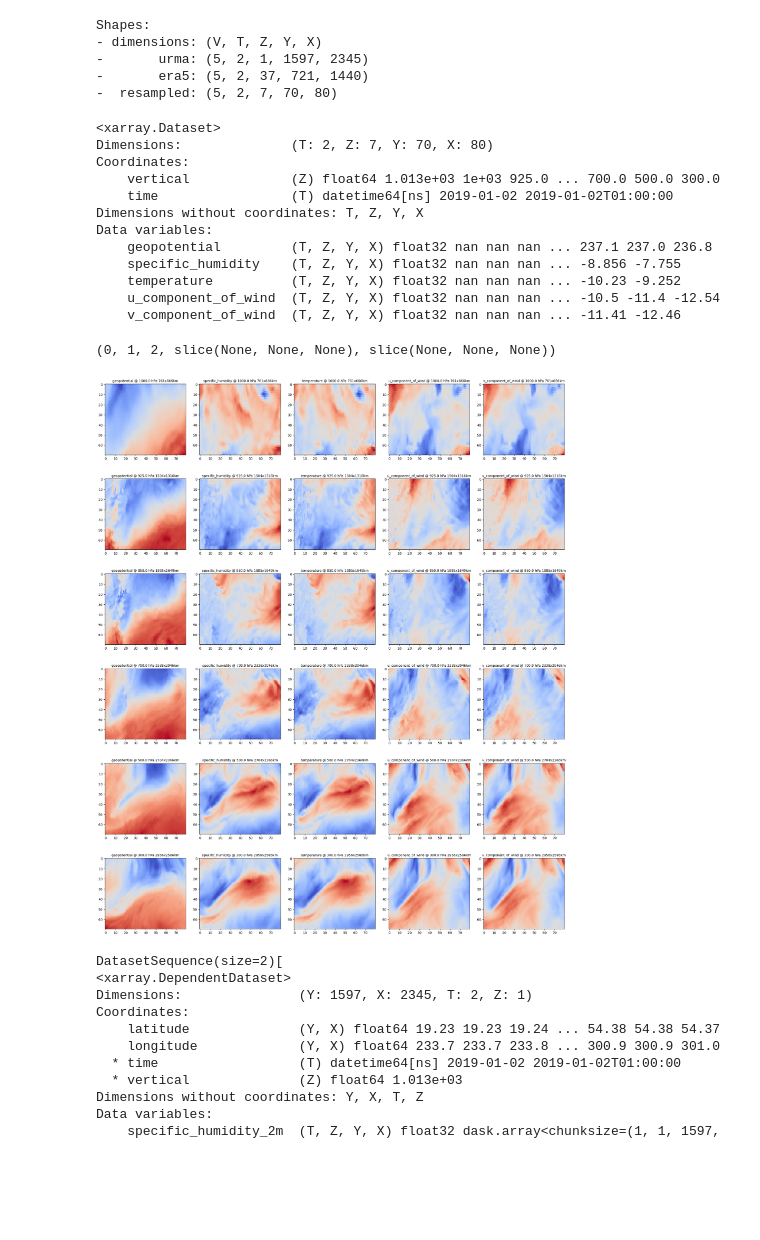
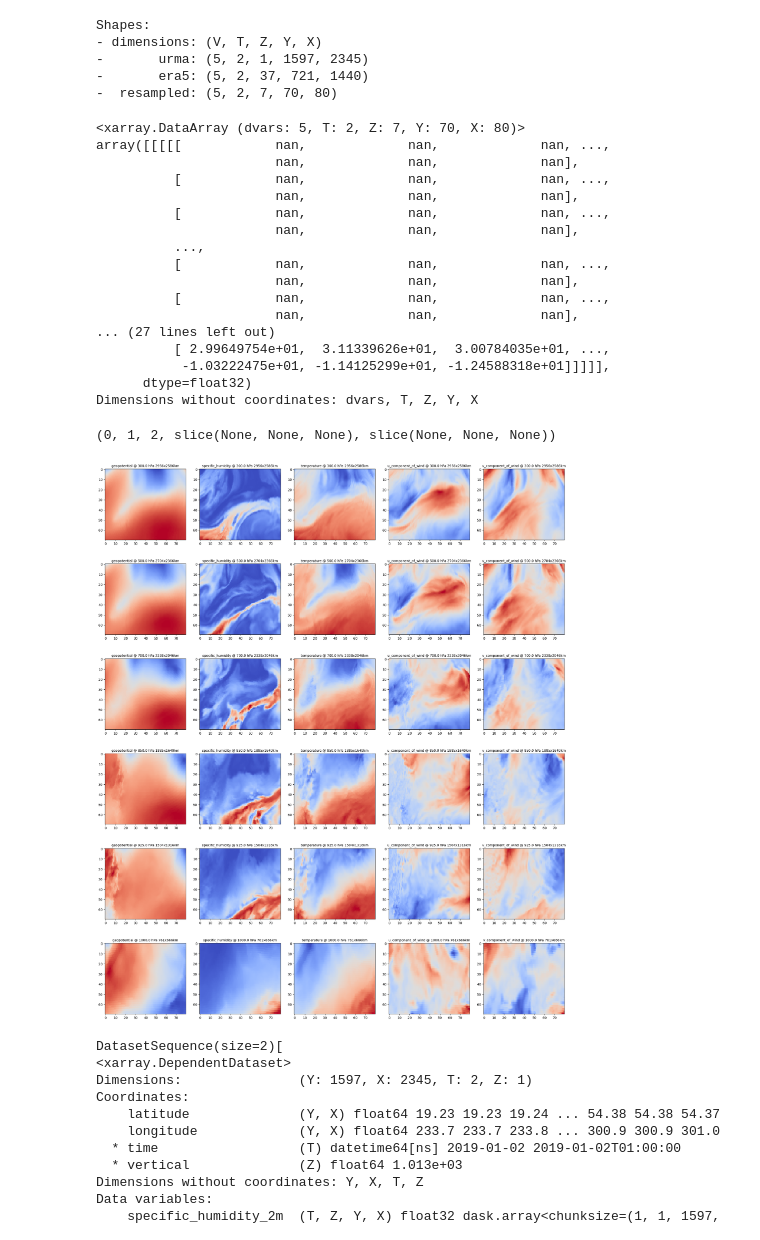
Before and after one commit to leaver2000/mesoscaler, a Jupyter notebook: notebooks/3. resampling.ipynb, the cells around one changed output. Cells and saved outputs as stored; diff of their text form; code cells hidden in the pictures; blank space fills up the shorter version.

```diff
--- a/notebooks/3. resampling.ipynb
+++ b/notebooks/3. resampling.ipynb
@@ -177,7 +177,7 @@ longitude = -89.835
 latitude = 38.54
 
 sampler = scale.resample([urma, era5], height=70, width=80)
-arr = sampler.__call__(longitude, latitude, time=np.s_[start:stop])
+arr = sampler.__call__(longitude, latitude, time=time)
 
 
 print(
@@ -201,25 +201,30 @@ Shapes:
         arr,
         dims=["dvars", Dimensions.T, Dimensions.Z, Dimensions.Y, Dimensions.X],
         coords={
-            "dvars": era5_dvars,
-            Coordinates.vertical: (Coordinates.vertical.axis, scale.levels),
-            Coordinates.time: (Coordinates.time.axis, time),
+            # "dvars": era5_dvars,
+            # Coordinates.vertical: (Coordinates.vertical.axis, scale.levels),
+            # Coordinates.time: (Coordinates.time.axis, time),
         },
-    ).to_dataset("dvars")
+    )
 )
 # %% [output]
-<xarray.Dataset>
-Dimensions:              (T: 2, Z: 7, Y: 70, X: 80)
-Coordinates:
-    vertical             (Z) float64 1.013e+03 1e+03 925.0 ... 700.0 500.0 300.0
-    time                 (T) datetime64[ns] 2019-01-02 2019-01-02T01:00:00
-Dimensions without coordinates: T, Z, Y, X
-Data variables:
-    geopotential         (T, Z, Y, X) float32 nan nan nan ... 237.1 237.0 236.8
-    specific_humidity    (T, Z, Y, X) float32 nan nan nan ... -8.856 -7.755
-    temperature          (T, Z, Y, X) float32 nan nan nan ... -10.23 -9.252
-    u_component_of_wind  (T, Z, Y, X) float32 nan nan nan ... -10.5 -11.4 -12.54
-    v_component_of_wind  (T, Z, Y, X) float32 nan nan nan ... -11.41 -12.46
+<xarray.DataArray (dvars: 5, T: 2, Z: 7, Y: 70, X: 80)>
+array([[[[[            nan,             nan,             nan, ...,
+                       nan,             nan,             nan],
+          [            nan,             nan,             nan, ...,
+                       nan,             nan,             nan],
+          [            nan,             nan,             nan, ...,
+                       nan,             nan,             nan],
+          ...,
+          [            nan,             nan,             nan, ...,
+                       nan,             nan,             nan],
+          [            nan,             nan,             nan, ...,
+                       nan,             nan,             nan],
+... (27 lines left out)
+          [ 2.99649754e+01,  3.11339626e+01,  3.00784035e+01, ...,
+           -1.03222475e+01, -1.14125299e+01, -1.24588318e+01]]]]],
+      dtype=float32)
+Dimensions without coordinates: dvars, T, Z, Y, X
 # %%
 def locate(dvar: Any, level: float, time: int = 0) -> tuple[slice | int, ...]:
     """function to help selecting a specific frame from the 5 dimensional array"""
@@ -234,18 +239,18 @@ locate(GEOPOTENTIAL, 925, 1)
 # %%
 data_vars = era5_dvars
 era5_levels = pressure_levels[1:]
 e = np.abs(scale.to_numpy()[1:])
 fig, axes = plt.subplots(len(era5_levels), len(era5_dvars), figsize=(4 * len(era5_dvars), 4 * len(era5_levels)))
 fig.tight_layout()
-
+axes = axes[::-1]
 for i, level in enumerate(era5_levels):
     for j, dvar in enumerate(data_vars):
         ax = axes[i, j]
         assert isinstance(ax, plt.Axes)
         ax.imshow(arr[locate(dvar, level, 1)], cmap="coolwarm")
         ax.set_title(f"{dvar} @ {level} hPa {int(e[i,0])}x{int(e[i,-1])}km", fontsize=10)
 # %% [output]
-[figure, old version]
+[figure, new version]
 # %%
 import mesoscaler as ms
 
```
Also changed, not shown: parts of 1 cell of this notebook, 17 other files.
